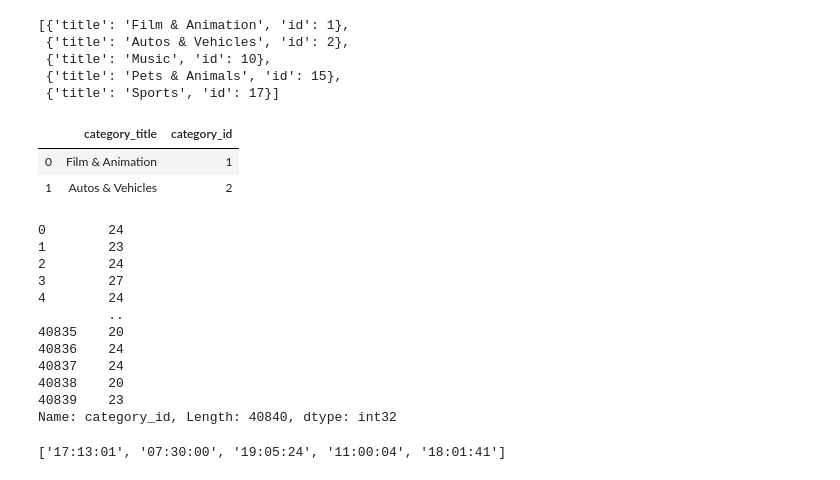
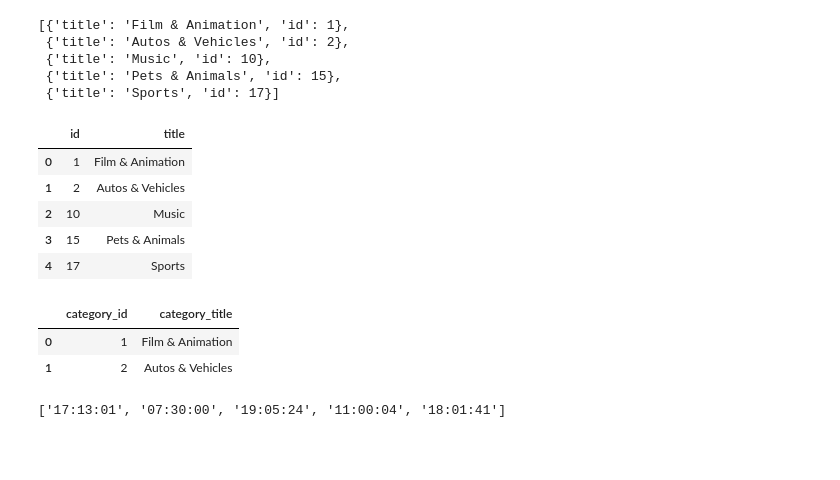
Before and after one commit to GitGTBoot/ETL-Project, a Jupyter notebook: ETL-Project.ipynb, the cells around one changed output. Drawn from its saved outputs; the diff is of its cells as text; code cells hidden in the pictures; blank space fills up the shorter version.

```diff
--- a/ETL-Project.ipynb
+++ b/ETL-Project.ipynb
@@ -88,4 +100,15 @@ us_details[0:5]
  {'title': 'Music', 'id': 10},
  {'title': 'Pets & Animals', 'id': 15},
  {'title': 'Sports', 'id': 17}]
+# %%
+#loading cleaned json data to pandas df (usa example)
+us_json_df_clean=pd.DataFrame(us_details)
+us_json_df_clean.head()
+# %% [output]
+|  | id | title |
+| 0 | 1 | Film & Animation |
+| 1 | 2 | Autos & Vehicles |
+| 2 | 10 | Music |
+| 3 | 15 | Pets & Animals |
+| 4 | 17 | Sports |
 # %%
@@ -101,31 +124,19 @@ ca_json_df_clean.rename(columns = {"id":"category_id","title":"category_title"},
 
 de_json_df_clean=pd.DataFrame(de_details)
 de_json_df_clean.rename(columns = {"id":"category_id","title":"category_title"},inplace=True)
-# %%
-us_json_df_clean.head(2)
-# %% [output]
-|  | category_title | category_id |
-| 0 | Film & Animation | 1 |
-| 1 | Autos & Vehicles | 2 |
+# %%
+# renaming the columns ( usa example)
+us_json_df_clean.head(2)
+# %% [output]
+|  | category_id | category_title |
+| 0 | 1 | Film & Animation |
+| 1 | 2 | Autos & Vehicles |
 # %%
 #data cleaning: changing a column to int
 us_df.category_id.astype(int)
 gb_df.category_id.astype(int)
 ca_csv_df.category_id.astype(int)
-de_csv_df.category_id.astype(int)
+cat = de_csv_df.category_id.astype(int)
-# %% [output]
-0        24
-1        23
-2        24
-3        27
-4        24
-         ..
-40835    20
-40836    24
-40837    24
-40838    20
-40839    23
-Name: category_id, Length: 40840, dtype: int32
 # %%
 # data cleaning: pulling the publish hour from the publish_time column
 us_publish_hour = []
```
Also changed, not shown: parts of 8 cells of this notebook.
